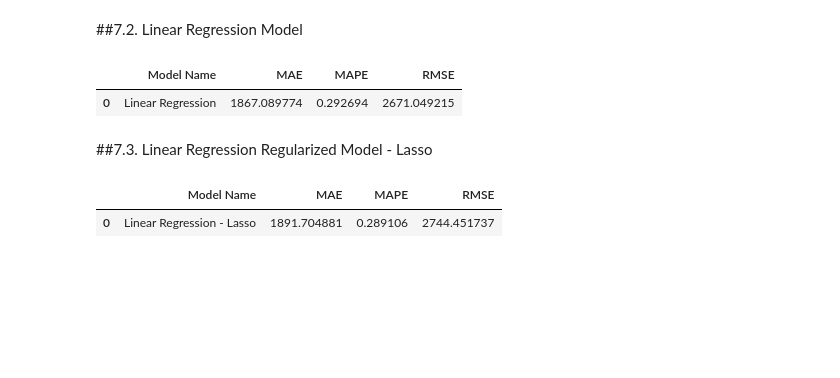
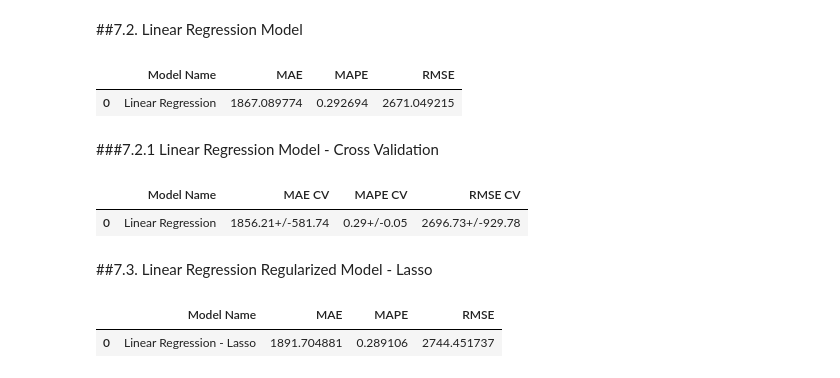
Before and after one commit to michelli-ofig/DataScience_Em_Producao, a Jupyter notebook: m07_v01_store_sales_prediction.ipynb, the cells around one changed output. Saved outputs shown, nothing was run; the diff lists cells and outputs as text; code cells hidden in the pictures; blank space fills up the shorter version.

```diff
--- a/m07_v01_store_sales_prediction.ipynb
+++ b/m07_v01_store_sales_prediction.ipynb
@@ -1230,10 +1277,11 @@ cols_selected_boruta = [
   'day_cos']
 
   #columns to add
-#feat_to_add = ['date','sales']
+feat_to_add = ['date','sales']
 
   #final features
-#cols_selected_boruta.extend(feat_to_add)
+cols_selected_boruta_full = cols_selected_boruta.copy()
+cols_selected_boruta_full.extend(feat_to_add)
 # %%
 cols_selected_boruta
 # %% [output]
@@ -1265,3 +1310,9 @@ x_test = X_test[cols_selected_boruta]
+# %%
+x_train = X_train[cols_selected_boruta] #Todas as variáveis escolhidas pelo Boruta sem date e sales
+x_test = X_test[cols_selected_boruta]
+
+#Time Series Preparation
+x_training = X_train[cols_selected_boruta_full] #Todas as variáveis escolhidas pelo Boruta com date e sales
 # %% [markdown]
 ##7.1. Average Model
 # %%
@@ -1294,6 +1345,14 @@ lr_result
 # %% [output]
 |  | Model Name | MAE | MAPE | RMSE |
 | 0 | Linear Regression | 1867.089774 | 0.292694 | 2671.049215 |
+# %% [markdown]
+###7.2.1 Linear Regression Model - Cross Validation
+# %%
+lr_result_cv = cross_validation(x_training, 5, 'Linear Regression', lr, verbose=False)
+lr_result_cv
+# %% [output]
+|  | Model Name | MAE CV | MAPE CV | RMSE CV |
+| 0 | Linear Regression | 1856.21+/-581.74 | 0.29+/-0.05 | 2696.73+/-929.78 |
 # %% [markdown]
 
 
```
Also changed, not shown: parts of 31 cells of this notebook.
